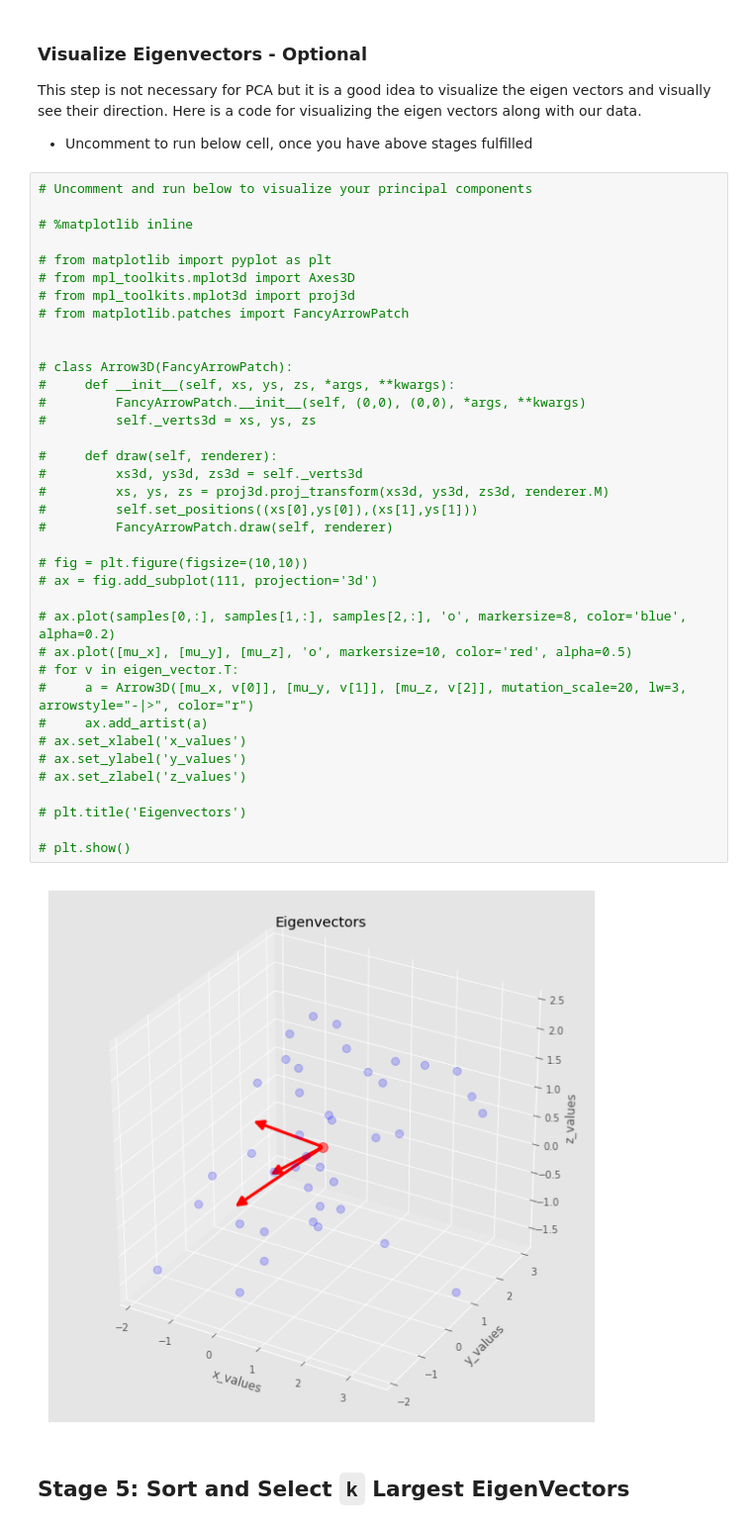
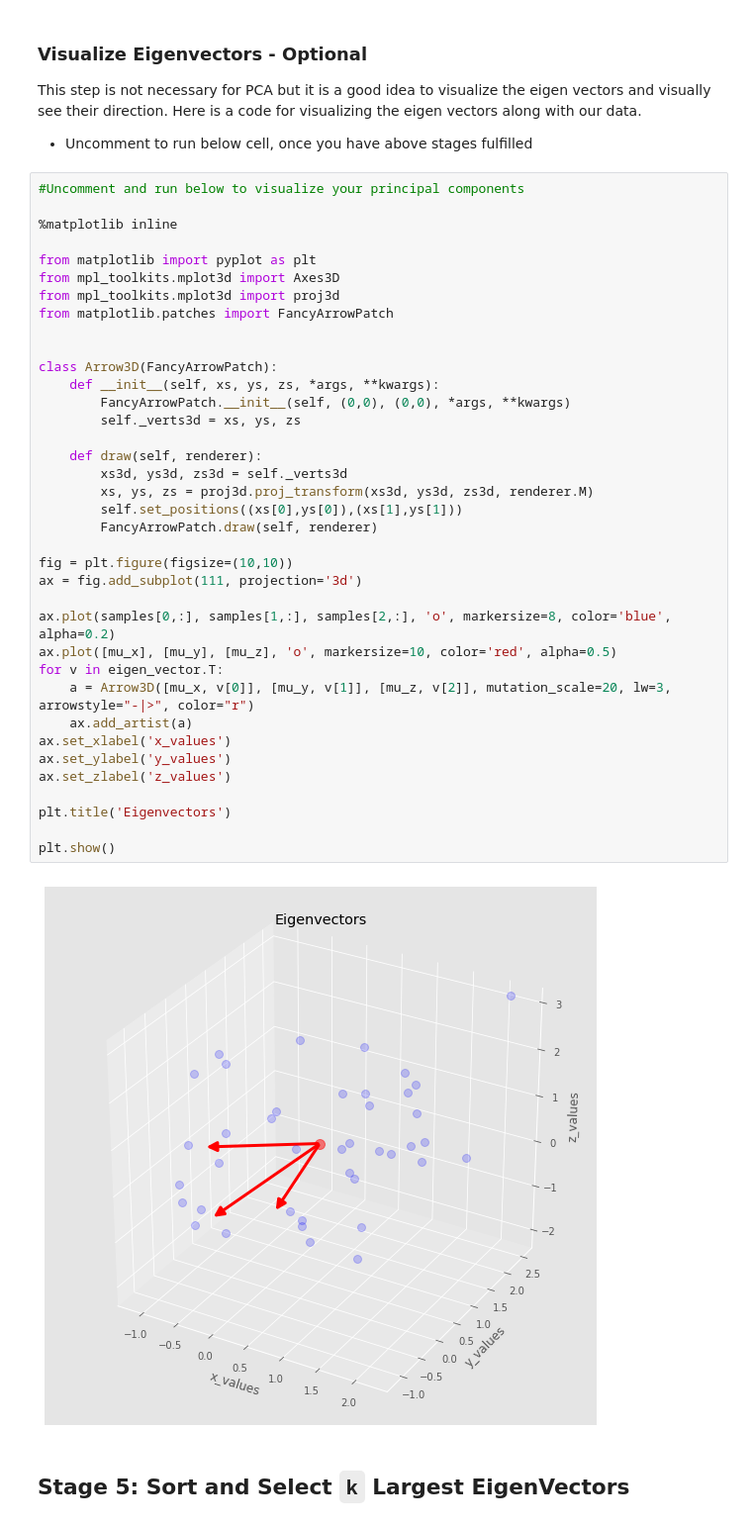
Before and after one commit to as6140/dsc-3-34-07-pca-implementation-visualization-python-numpy-lab-seattle-ds-career-040119, a Jupyter notebook: index.ipynb, the cells around one changed output. Shown at 99% size. Saved outputs shown, nothing was run; the diff lists cells and outputs as text.

```diff
--- a/index.ipynb
+++ b/index.ipynb
@@ -237,44 +237,44 @@ This step is not necessary for PCA but it is a good idea to visualize the eigen
 
 - Uncomment to run below cell, once you have above stages fulfilled
 # %%
-# Uncomment and run below to visualize your principal components
+#Uncomment and run below to visualize your principal components
 
-# %matplotlib inline
+%matplotlib inline
 
-# from matplotlib import pyplot as plt
-# from mpl_toolkits.mplot3d import Axes3D
-# from mpl_toolkits.mplot3d import proj3d
-# from matplotlib.patches import FancyArrowPatch
+from matplotlib import pyplot as plt
+from mpl_toolkits.mplot3d import Axes3D
+from mpl_toolkits.mplot3d import proj3d
+from matplotlib.patches import FancyArrowPatch
 
 
-# class Arrow3D(FancyArrowPatch):
-#     def __init__(self, xs, ys, zs, *args, **kwargs):
-#         FancyArrowPatch.__init__(self, (0,0), (0,0), *args, **kwargs)
-#         self._verts3d = xs, ys, zs
+class Arrow3D(FancyArrowPatch):
+    def __init__(self, xs, ys, zs, *args, **kwargs):
+        FancyArrowPatch.__init__(self, (0,0), (0,0), *args, **kwargs)
+        self._verts3d = xs, ys, zs
 
-#     def draw(self, renderer):
-#         xs3d, ys3d, zs3d = self._verts3d
-#         xs, ys, zs = proj3d.proj_transform(xs3d, ys3d, zs3d, renderer.M)
-#         self.set_positions((xs[0],ys[0]),(xs[1],ys[1]))
-#         FancyArrowPatch.draw(self, renderer)
+    def draw(self, renderer):
+        xs3d, ys3d, zs3d = self._verts3d
+        xs, ys, zs = proj3d.proj_transform(xs3d, ys3d, zs3d, renderer.M)
+        self.set_positions((xs[0],ys[0]),(xs[1],ys[1]))
+        FancyArrowPatch.draw(self, renderer)
 
-# fig = plt.figure(figsize=(10,10))
-# ax = fig.add_subplot(111, projection='3d')
+fig = plt.figure(figsize=(10,10))
+ax = fig.add_subplot(111, projection='3d')
 
-# ax.plot(samples[0,:], samples[1,:], samples[2,:], 'o', markersize=8, color='blue', alpha=0.2)
-# ax.plot([mu_x], [mu_y], [mu_z], 'o', markersize=10, color='red', alpha=0.5)
-# for v in eigen_vector.T:
-#     a = Arrow3D([mu_x, v[0]], [mu_y, v[1]], [mu_z, v[2]], mutation_scale=20, lw=3, arrowstyle="-|>", color="r")
-#     ax.add_artist(a)
-# ax.set_xlabel('x_values')
-# ax.set_ylabel('y_values')
-# ax.set_zlabel('z_values')
+ax.plot(samples[0,:], samples[1,:], samples[2,:], 'o', markersize=8, color='blue', alpha=0.2)
+ax.plot([mu_x], [mu_y], [mu_z], 'o', markersize=10, color='red', alpha=0.5)
+for v in eigen_vector.T:
+    a = Arrow3D([mu_x, v[0]], [mu_y, v[1]], [mu_z, v[2]], mutation_scale=20, lw=3, arrowstyle="-|>", color="r")
+    ax.add_artist(a)
+ax.set_xlabel('x_values')
+ax.set_ylabel('y_values')
+ax.set_zlabel('z_values')
 
-# plt.title('Eigenvectors')
+plt.title('Eigenvectors')
 
-# plt.show()
+plt.show()
 # %% [output]
-[figure, old version]
+[figure, new version]
 # %% [markdown]
 ## Stage 5: Sort and Select `k` Largest EigenVectors
 # %% [markdown]
```
